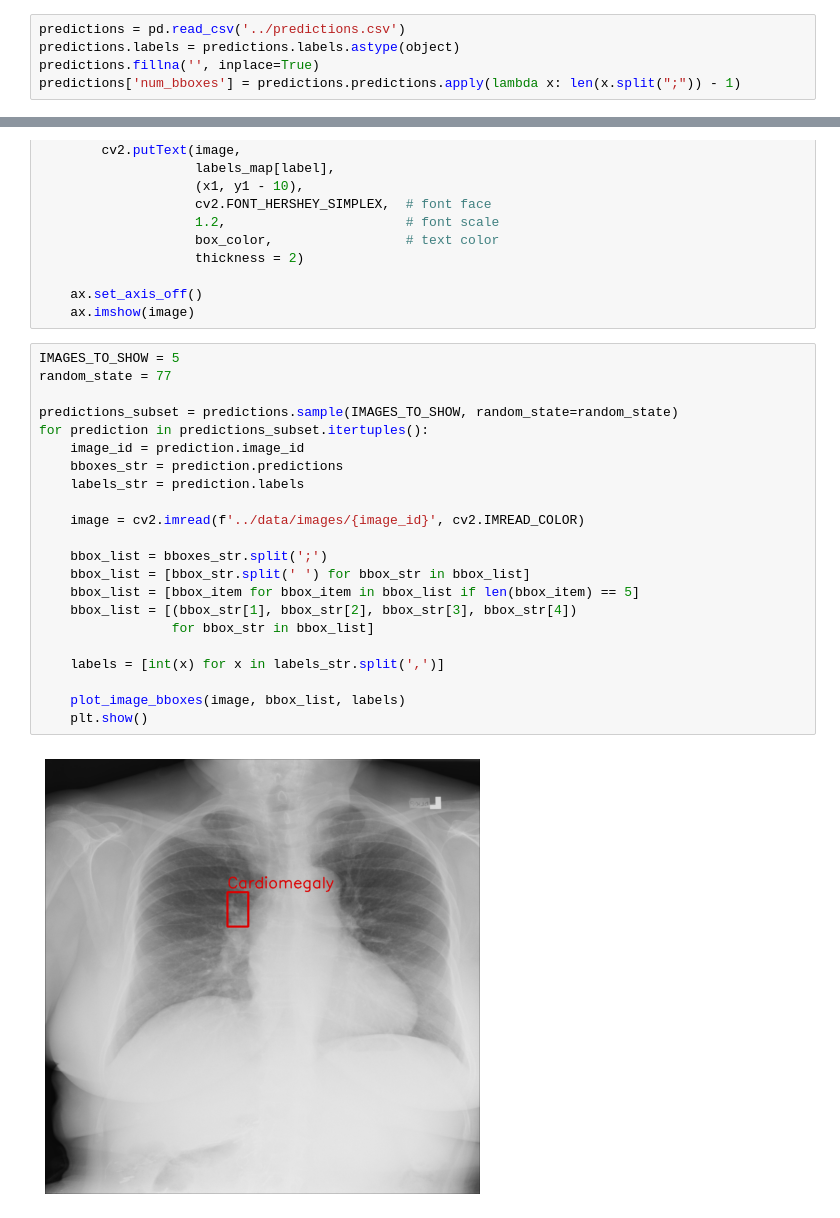
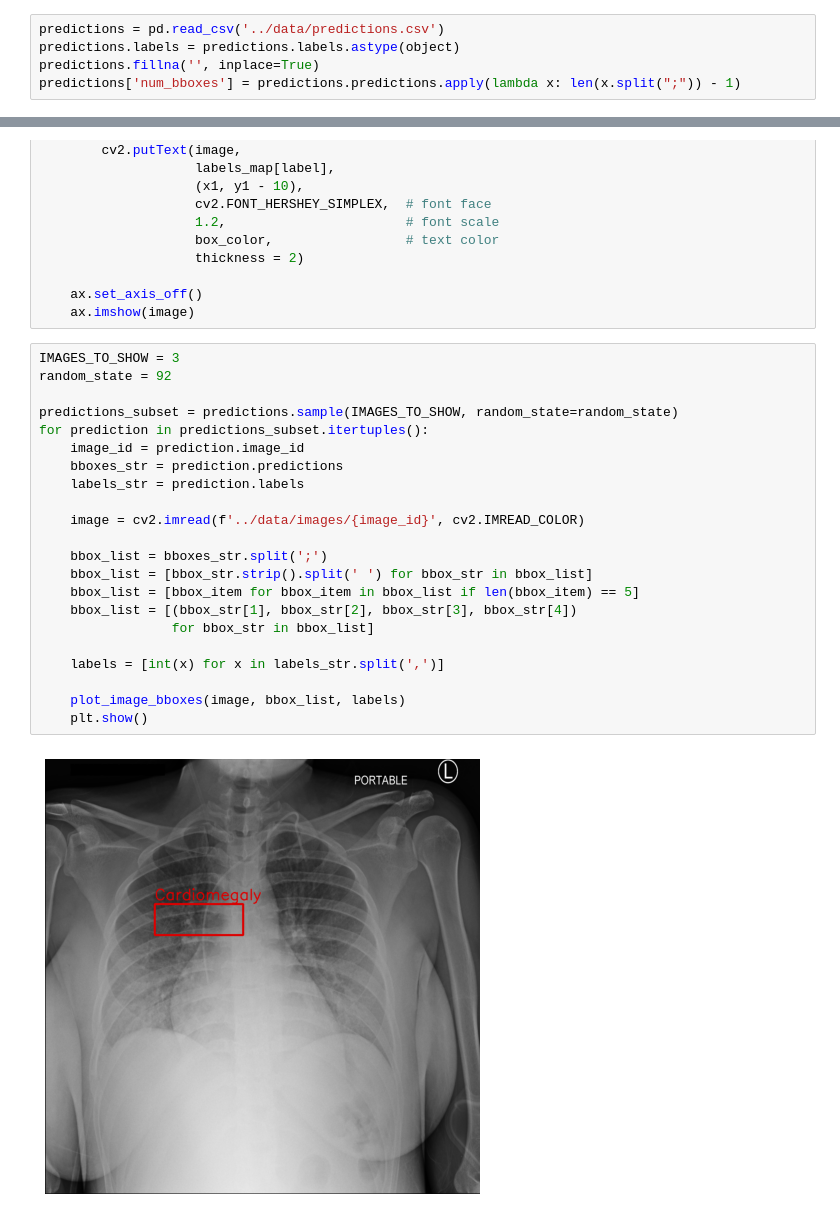
Before and after one commit to sergeyshilin/xray-lightning, a Jupyter notebook: notebooks/Visualize predictions.ipynb, the cells around one changed output, grey strips where cells are left out. Saved outputs shown, nothing was run; the diff lists cells and outputs as text.

Commit message:
Fixed a bug in the visualization notebook

```diff
--- a/notebooks/Visualize predictions.ipynb
+++ b/notebooks/Visualize predictions.ipynb
@@ -21,7 +21,7 @@ labels_map
  6: 'Pneumonia',
  7: 'Pneumothorax'}
 # %%
-predictions = pd.read_csv('../predictions.csv')
+predictions = pd.read_csv('../data/predictions.csv')
 predictions.labels = predictions.labels.astype(object)
 predictions.fillna('', inplace=True)
 predictions['num_bboxes'] = predictions.predictions.apply(lambda x: len(x.split(";")) - 1)
@@ -65,26 +65,26 @@ def plot_image_bboxes(image, bboxes, labels):
     ax.set_axis_off()
     ax.imshow(image)
 # %%
-IMAGES_TO_SHOW = 5
-random_state = 77
+IMAGES_TO_SHOW = 3
+random_state = 92
 
 predictions_subset = predictions.sample(IMAGES_TO_SHOW, random_state=random_state)
 for prediction in predictions_subset.itertuples():
     image_id = prediction.image_id
     bboxes_str = prediction.predictions
     labels_str = prediction.labels
 
     image = cv2.imread(f'../data/images/{image_id}', cv2.IMREAD_COLOR)
 
     bbox_list = bboxes_str.split(';')
-    bbox_list = [bbox_str.split(' ') for bbox_str in bbox_list]
+    bbox_list = [bbox_str.strip().split(' ') for bbox_str in bbox_list]
     bbox_list = [bbox_item for bbox_item in bbox_list if len(bbox_item) == 5]
     bbox_list = [(bbox_str[1], bbox_str[2], bbox_str[3], bbox_str[4])
                  for bbox_str in bbox_list]
 
     labels = [int(x) for x in labels_str.split(',')]
 
     plot_image_bboxes(image, bbox_list, labels)
     plt.show()
 # %% [output]
-[figure, old version]
+[figure, new version]
```
Also changed, not shown: parts of 2 cells of this notebook.
